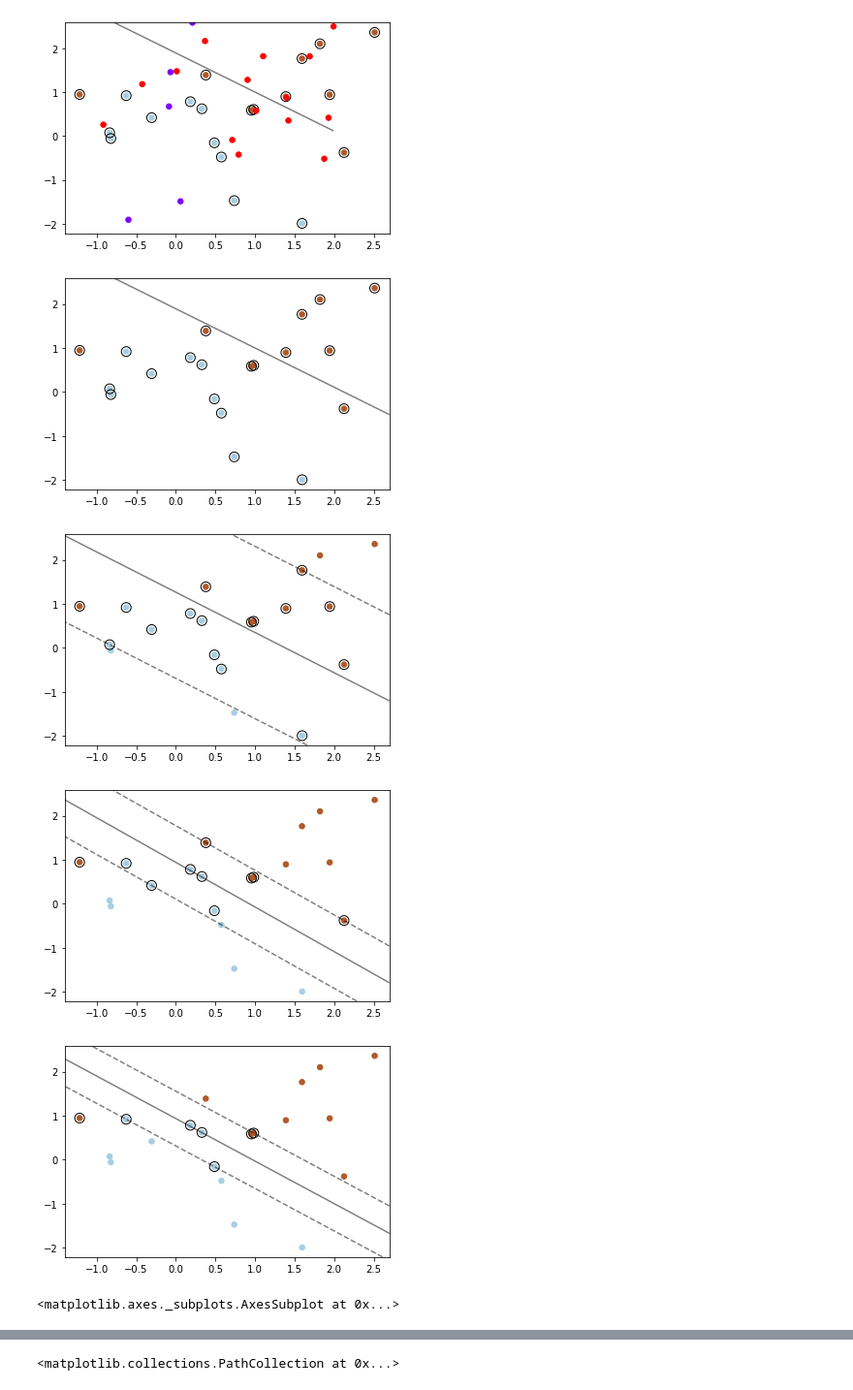
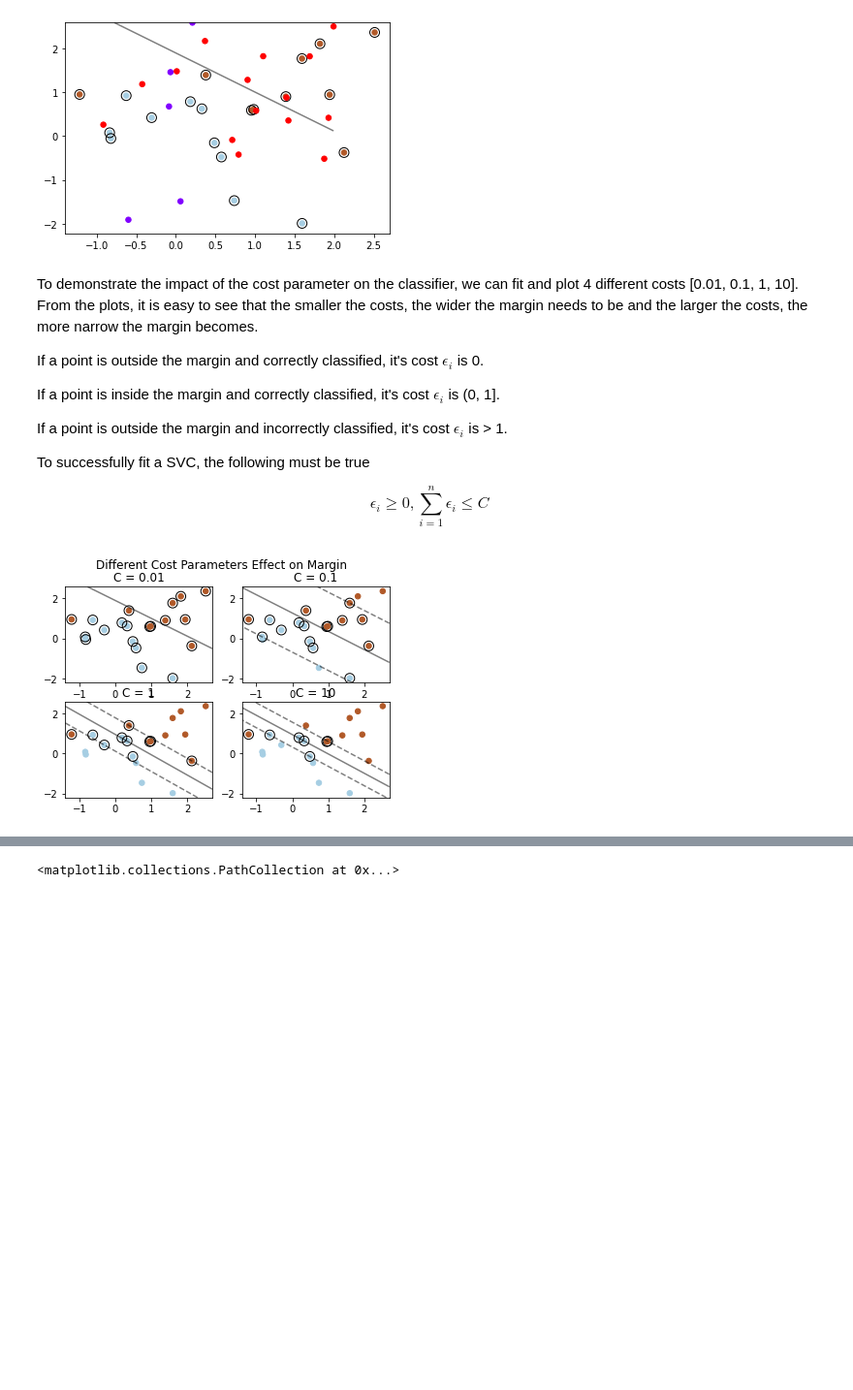
Before and after one commit to Data-Evolved/evolved-projects, a Jupyter notebook: intro-to-statistical-learning/chapter-09/chapter-09-lab-9-6-1.ipynb, the cells around one changed output, grey strips where cells are left out. Shown at 97% size. Saved outputs shown, nothing was run; the diff lists cells and outputs as text; code cells hidden in the pictures; blank space fills up the shorter version.

```diff
--- a/intro-to-statistical-learning/chapter-09/chapter-09-lab-9-6-1.ipynb
+++ b/intro-to-statistical-learning/chapter-09/chapter-09-lab-9-6-1.ipynb
@@ -480,20 +498,43 @@ axes.scatter (x = xtest [:, 0], y = xtest [:, 1], c = ytest, s = 30, cmap = pypl
 pyplot.show ()
 # %% [output]
 [figure]
+# %% [markdown]
+To demonstrate the impact of the cost parameter on the classifier, we can fit and plot 4 different costs \[0.01, 0.1, 1, 10]. From the plots, it is easy to see that the smaller the costs, the wider the margin needs to be and the larger the costs, the more narrow the margin becomes.
+
+If a point is outside the margin and correctly classified, it's cost $\epsilon_i$ is 0.
+
+If a point is inside the margin and correctly classified, it's cost $\epsilon_i$ is (0, 1].
+
+If a point is outside the margin and incorrectly classified, it's cost $\epsilon_i$ is > 1.
+
+To successfully fit a SVC, the following must be true
+
+$$\epsilon_i \geq 0, \sum_{i=1}^n{\epsilon_i} \leq C$$
 # %%
 # let's plot all the cost options that we have considered to see them next to each other
 
-Svc2dPlot (x [:, 0], x[:, 1], y, sklearn.svm.SVC (C = 0.01, kernel="linear").fit (x, y))
-Svc2dPlot (x [:, 0], x[:, 1], y, sklearn.svm.SVC (C = 0.1,  kernel="linear").fit (x, y))
-Svc2dPlot (x [:, 0], x[:, 1], y, sklearn.svm.SVC (C = 1,    kernel="linear").fit (x, y))
-Svc2dPlot (x [:, 0], x[:, 1], y, sklearn.svm.SVC (C = 10,    kernel="linear").fit (x, y))
+figure, axes = pyplot.subplots (2, 2)
+figure.size = [6.5, 4.5]
+figure.suptitle ("Different Cost Parameters Effect on Margin")
+
+pyplot.sca (axes [0, 0])
+axes [0, 0].set_title ("C = 0.01")
+plot1 = Svc2dPlot (x [:, 0], x[:, 1], y, sklearn.svm.SVC (C = 0.01, kernel="linear").fit (x, y), showPlot=False)
+
+pyplot.sca (axes [0, 1])
+axes [0, 1].set_title ("C = 0.1")
+plot2 = Svc2dPlot (x [:, 0], x[:, 1], y, sklearn.svm.SVC (C = 0.1,  kernel="linear").fit (x, y), showPlot=False)
+
+pyplot.sca (axes [1, 0])
+axes [1, 0].set_title ("C = 1")
+plot3 = Svc2dPlot (x [:, 0], x[:, 1], y, sklearn.svm.SVC (C = 1,    kernel="linear").fit (x, y), showPlot=False)
+
+pyplot.sca (axes [1, 1])
+axes [1, 1].set_title ("C = 10")
+plot4 = Svc2dPlot (x [:, 0], x[:, 1], y, sklearn.svm.SVC (C = 10,   kernel="linear").fit (x, y), showPlot=False)
 
 # Notice that a smaller cost requires larger margins, and that the margins are off the
 # plot on the first plot. This allows misclassification of points within the margin to be
 # less than 1 in cost where misclassification of points outside of the margin are > 1 in cost.
 # %% [output]
-[figure, old version]
+[figure, new version]
-[figure, removed]
-[figure, removed]
-[figure, removed]
-<matplotlib.axes._subplots.AxesSubplot at 0x...>
```
Also changed, not shown: parts of 18 cells of this notebook, 2 other files.
